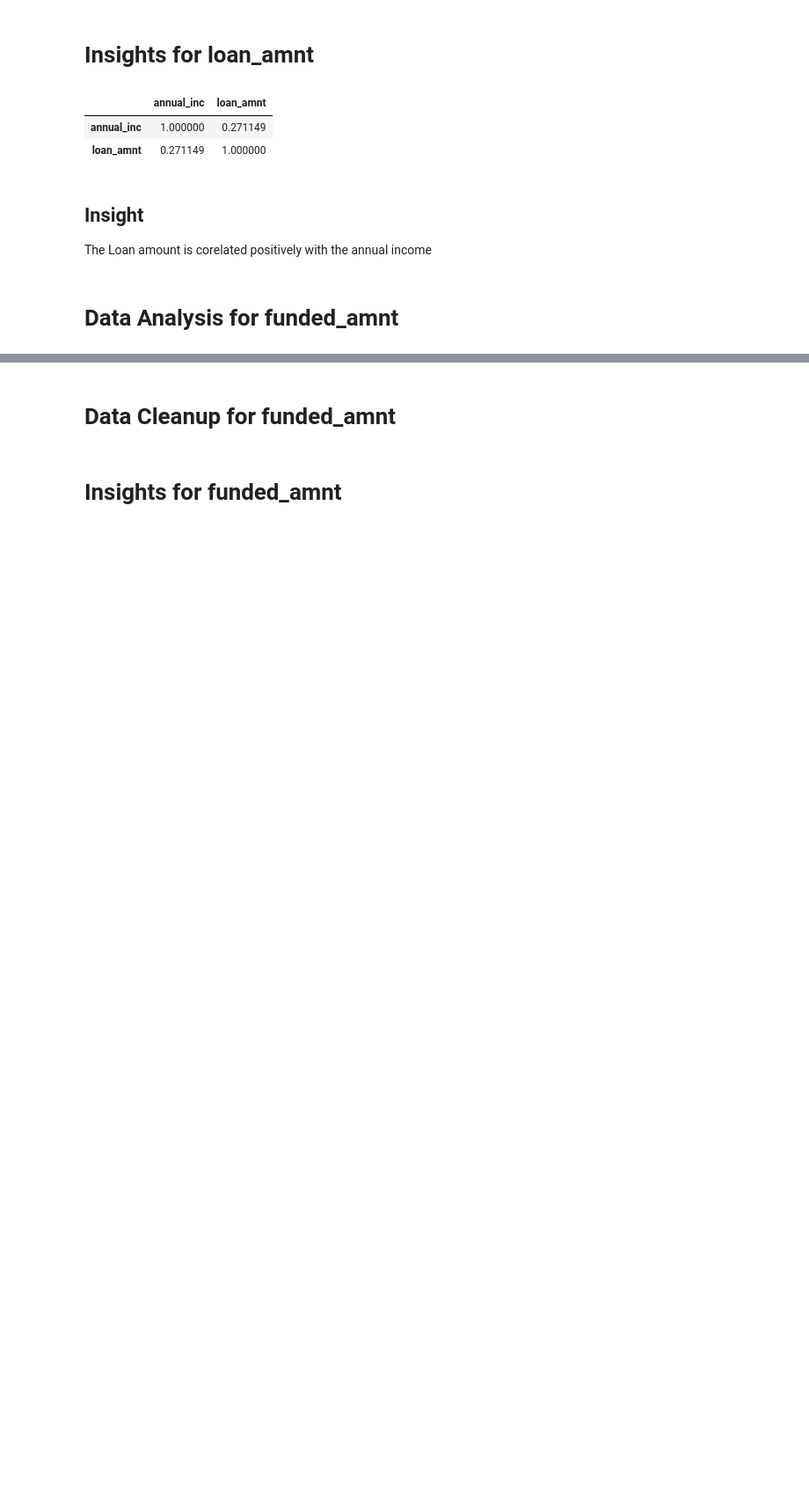
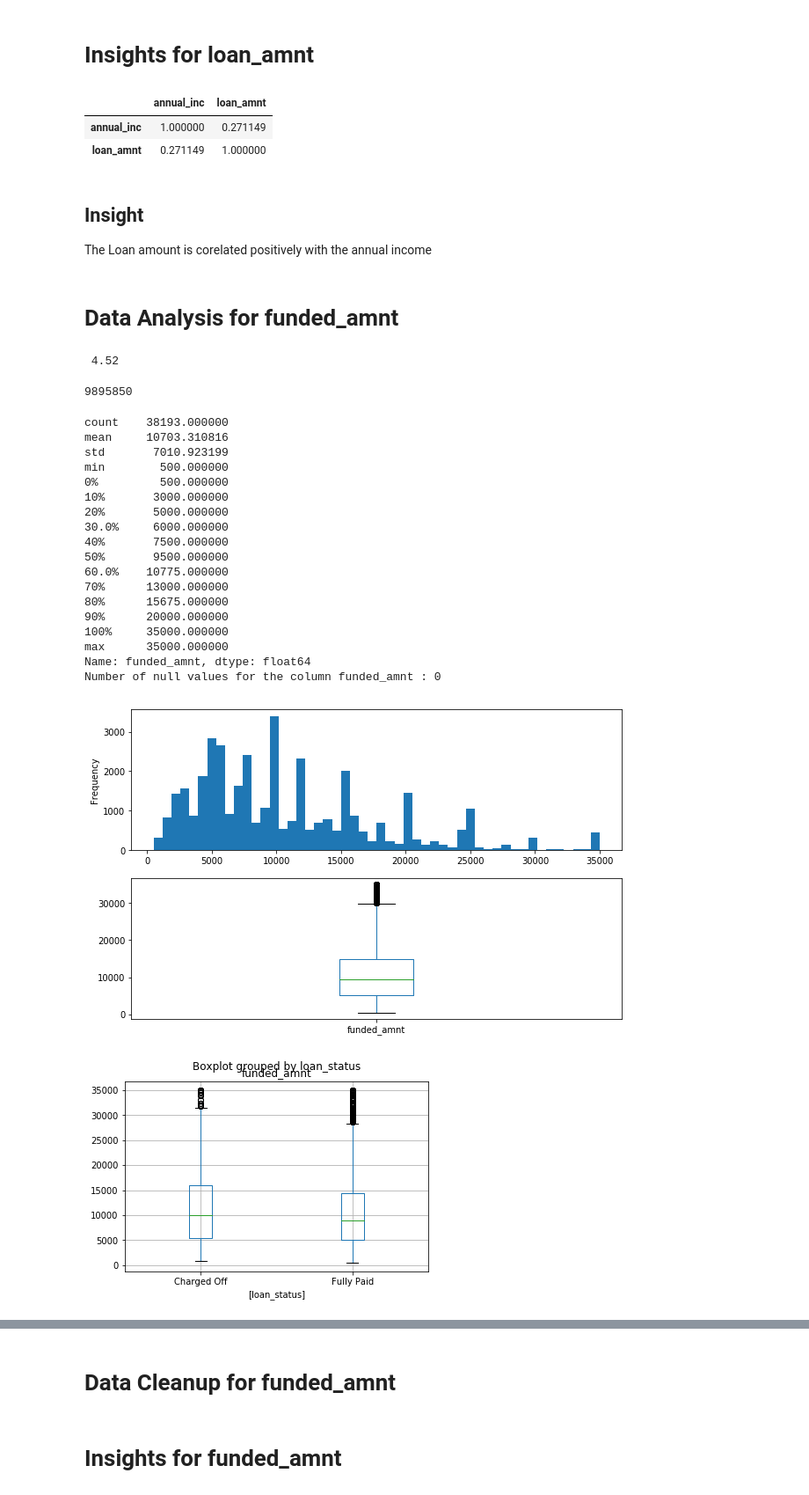
Before and after one commit to amirivija/EDA, a Jupyter notebook: group_assignment.ipynb, the cells around one changed output, grey strips where cells are left out. Shown at 88% size. Saved outputs shown, nothing was run; the diff lists cells and outputs as text; code cells hidden in the pictures; blank space fills up the shorter version.

```diff
--- a/group_assignment.ipynb
+++ b/group_assignment.ipynb
@@ -138,3 +138,38 @@ lending_club[['annual_inc', 'loan_amnt']].corr()
 The Loan amount is corelated positively with the annual income
 # %% [markdown]
 # Data Analysis for funded_amnt
+# %%
+# Is funded_amnt same as loan amnt.
+#What % of rows where funded amount and loan amount are not same.
+percent_difference = lending_club.loc[lending_club['loan_amnt'] != lending_club['funded_amnt']]['funded_amnt'].shape[0]/ lending_club.shape[0]
+print("% .2f" % (percent_difference * 100))
+# %% [output]
+ 4.52
+# %%
+# Is the monetary difference more. yes
+(lending_club['loan_amnt'] - lending_club['funded_amnt']).sum()
+# %% [output]
+9895850
+# %%
+do_analysis(lending_club, 'funded_amnt')
+# %% [output]
+count    38193.000000
+mean     10703.310816
+std       7010.923199
+min        500.000000
+0%         500.000000
+10%       3000.000000
+20%       5000.000000
+30.0%     6000.000000
+40%       7500.000000
+50%       9500.000000
+60.0%    10775.000000
+70%      13000.000000
+80%      15675.000000
+90%      20000.000000
+100%     35000.000000
+max      35000.000000
+Name: funded_amnt, dtype: float64
+Number of null values for the column funded_amnt : 0
+[figure, added]
+[figure, added]
```
Also changed, not shown: parts of 26 cells of this notebook.
